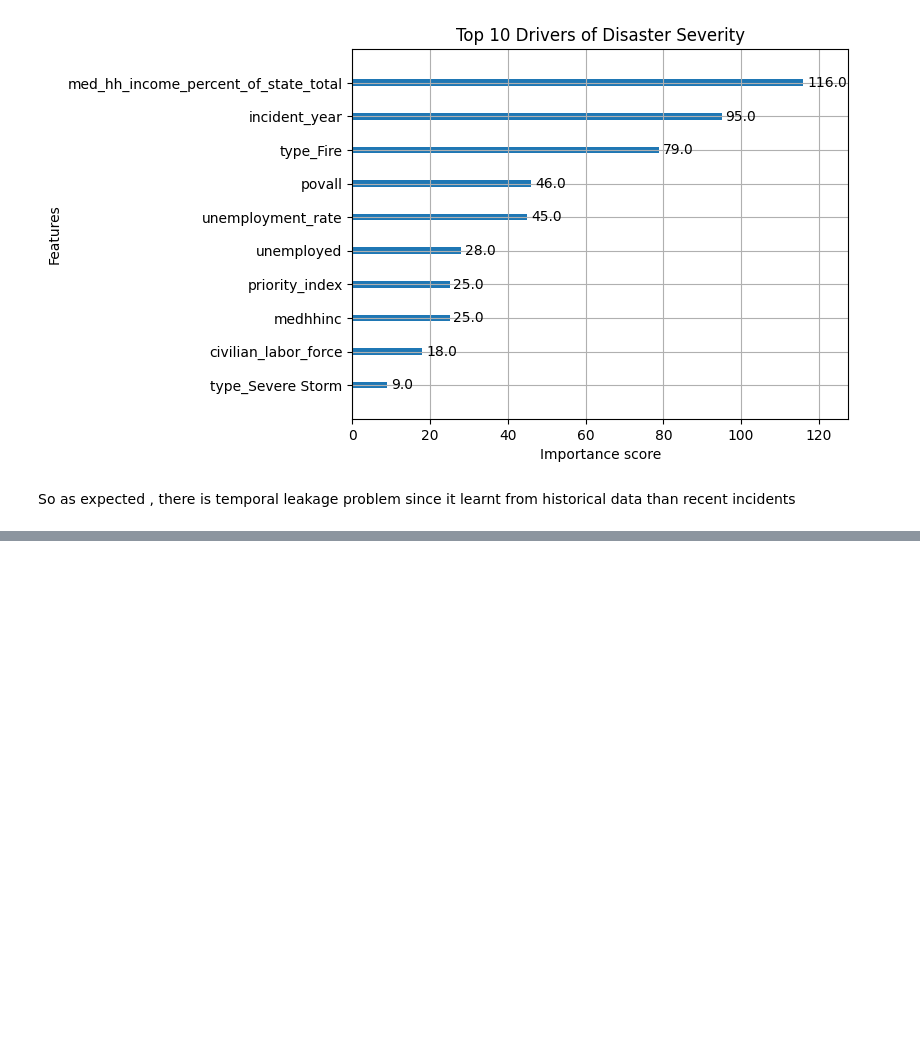
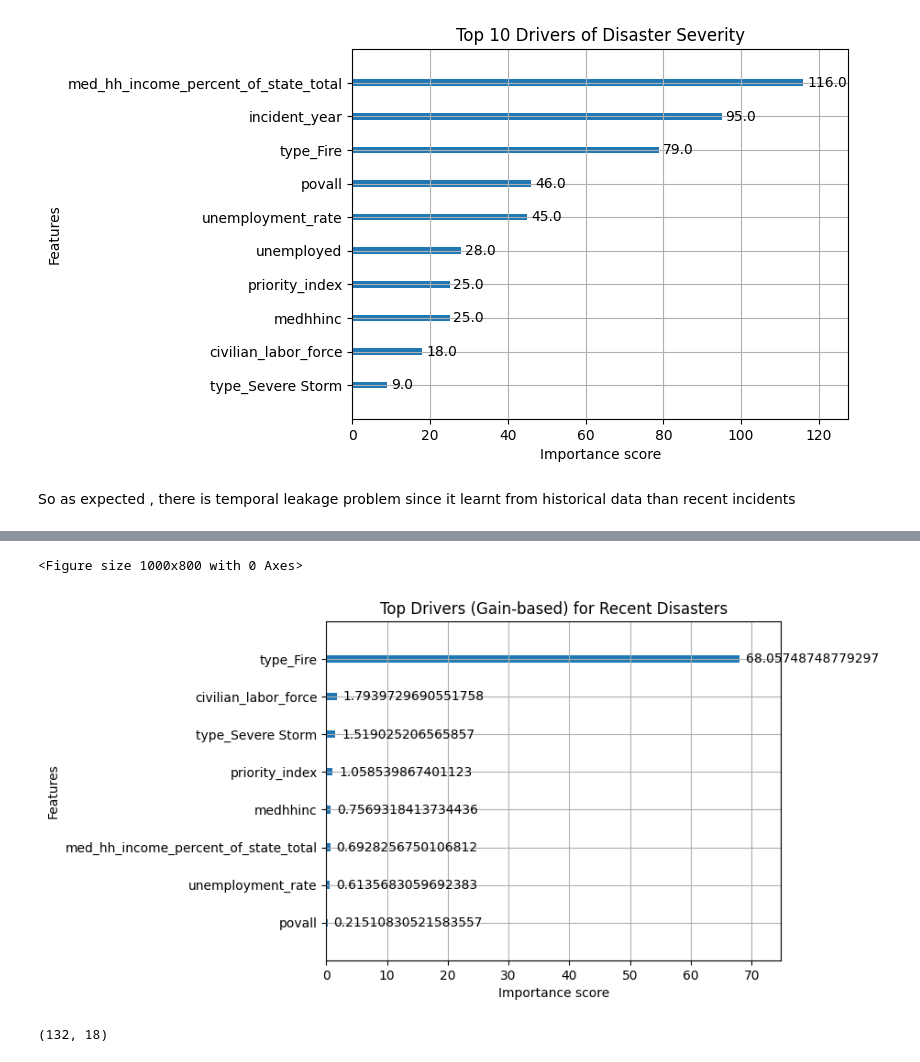
Before and after one commit to VishalLakshmiNarayanan/Disaster-Response-and-Resource-Optimization, a Jupyter notebook: data_modeling_pipeline/Model_development_XGBoost.ipynb, the cells around one changed output, grey strips where cells are left out. Drawn from its saved outputs; the diff is of its cells as text; code cells hidden in the pictures; blank space fills up the shorter version.

Commit message:
took gain based features and did feature importance, SHAP summary for the features included

```diff
--- a/data_modeling_pipeline/Model_development_XGBoost.ipynb
+++ b/data_modeling_pipeline/Model_development_XGBoost.ipynb
@@ -143,0 +150,16 @@ So as expected , there is temporal leakage problem since it learnt from historic
+# %%
+to_drop = [
+    'is_major_disaster', 'fips_code', 'incident_start_date',
+    'state', 'area_name', 'data_year', 'vulnerability_ratio',
+    'incident_year'
+]
+# %%
+X = df_recent.drop(columns=[c for c in to_drop if c in df_recent.columns])
+y = df_recent['is_major_disaster']
+# %%
+X_train, X_test, y_train, y_test = train_test_split(
+    X, y, test_size=0.2, random_state=42, stratify=y
+)
+# %%
+model = xgb.XGBClassifier(n_estimators=100, max_depth=4, learning_rate=0.05, random_state=42)
+model.fit(X_train, y_train)
@@ -143,0 +178,8 @@ So as expected , there is temporal leakage problem since it learnt from historic
+# %%
+plt.figure(figsize=(10, 8))
+xgb.plot_importance(model, max_num_features=10, importance_type='gain') # Use 'gain' instead of 'weight'
+plt.title("Top Drivers (Gain-based) for Recent Disasters")
+plt.show()
+# %% [output]
+<Figure size 1000x800 with 0 Axes>
+[figure, added]
@@ -143,0 +188,8 @@ So as expected , there is temporal leakage problem since it learnt from historic
+# %%
+explainer = shap.TreeExplainer(model)
+shap_values = explainer.shap_values(X_test)
+
+shap_values_array = np.array(shap_values)
+shap_values_array.shape
+# %% [output]
+(132, 18)
```
Also changed, not shown: parts of 5 cells of this notebook, 3 other files.
